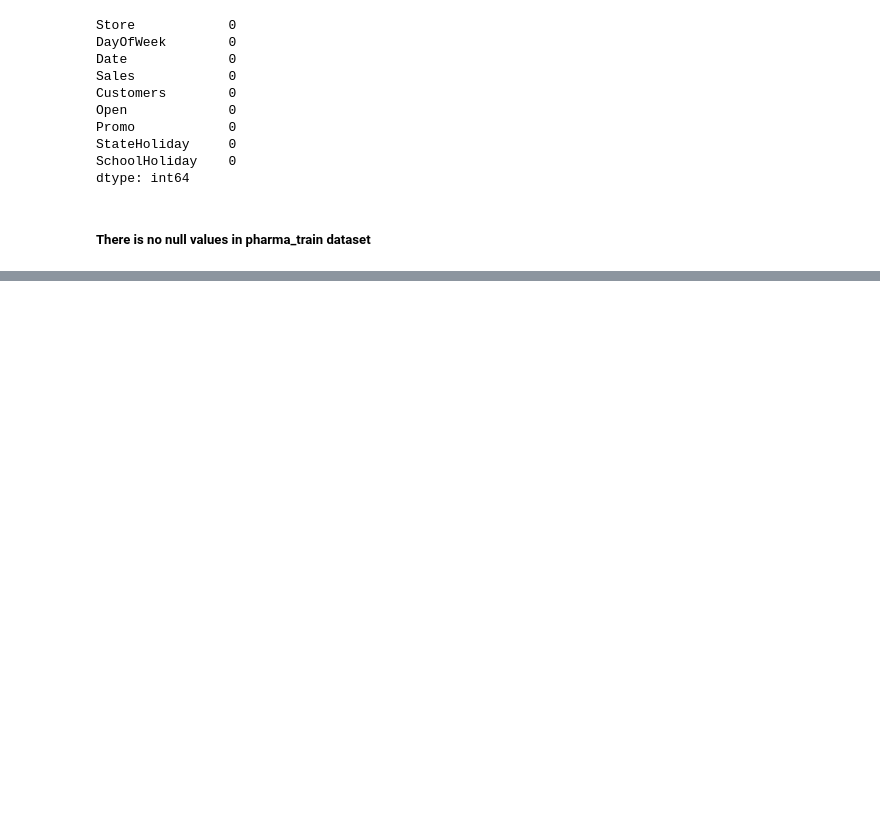
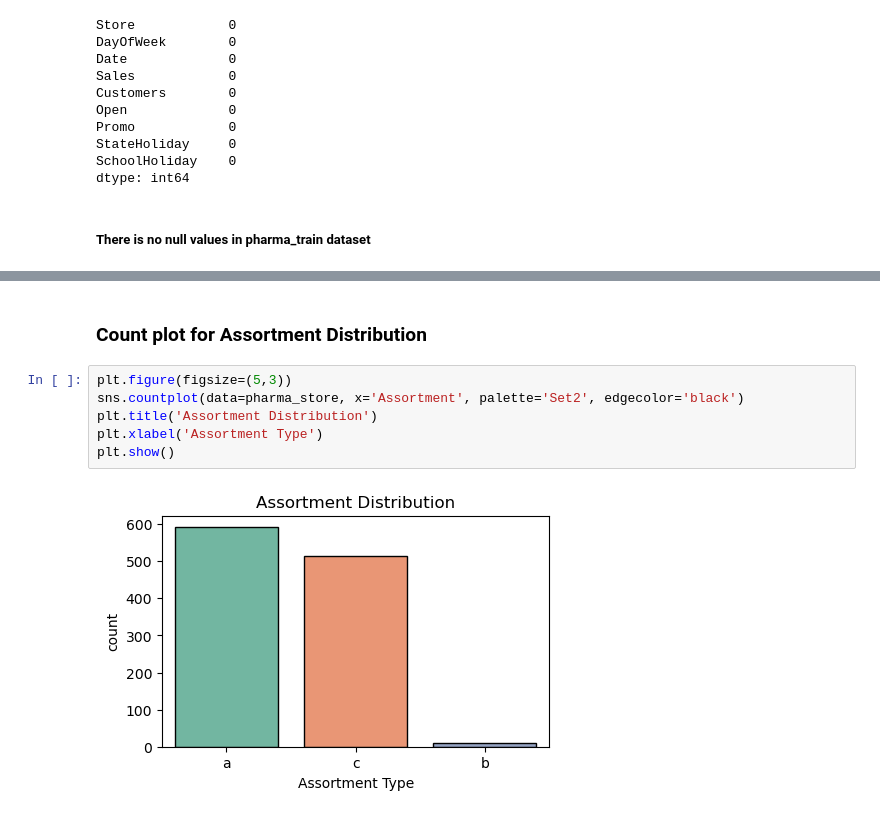
Before and after one commit to Hemamagam/Project-6--Pharmaceutical-Sale-Prediction-, a Jupyter notebook: Task1_purchase_behaviour.ipynb, the cells around one changed output, grey strips where cells are left out. Cells and saved outputs as stored; diff of their text form; blank space fills up the shorter version.

```diff
--- a/Task1_purchase_behaviour.ipynb
+++ b/Task1_purchase_behaviour.ipynb
@@ -424,0 +464,10 @@ pharma_store.corr().round(2)
+# %% [markdown]
+### Count plot for Assortment Distribution
+# %%
+plt.figure(figsize=(5,3))
+sns.countplot(data=pharma_store, x='Assortment', palette='Set2', edgecolor='black')
+plt.title('Assortment Distribution')
+plt.xlabel('Assortment Type')
+plt.show()
+# %% [output]
+[figure, added]
```
Also changed, not shown: parts of 35 cells of this notebook.
